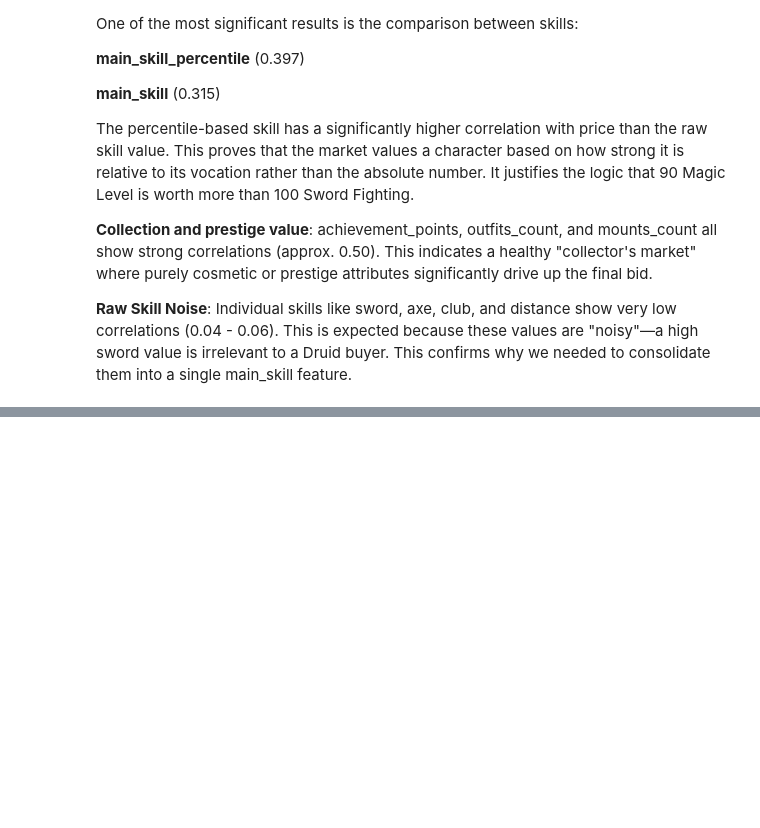
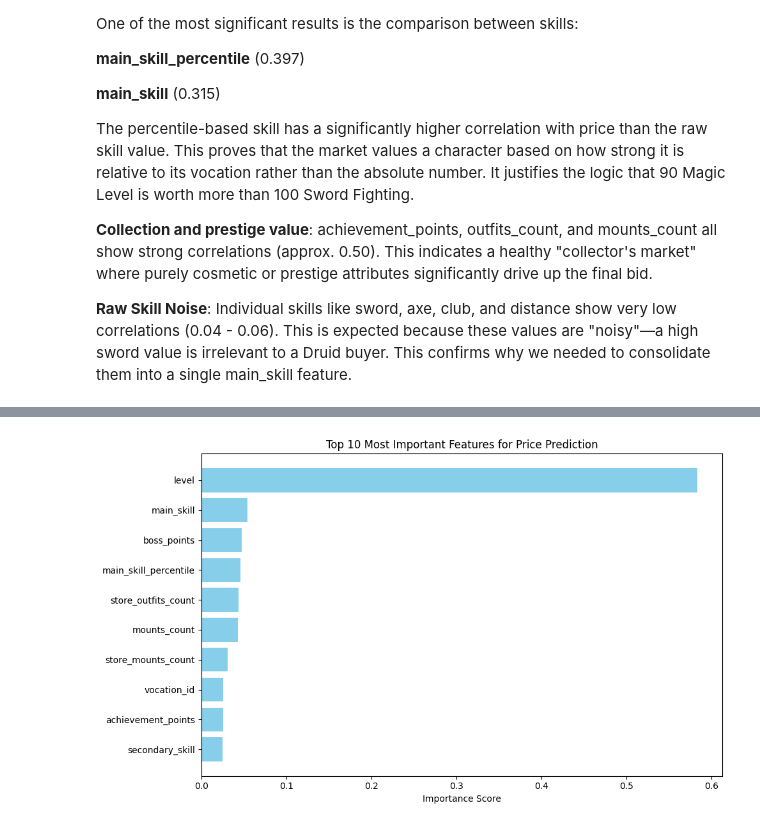
Before and after one commit to martynaottoni/tibia-auctions-analysis, a Jupyter notebook: notebooks/price_analysis_modeling.ipynb, the cells around one changed output, grey strips where cells are left out. Saved outputs shown, nothing was run; the diff lists cells and outputs as text; code cells hidden in the pictures; blank space fills up the shorter version.

```diff
--- a/notebooks/price_analysis_modeling.ipynb
+++ b/notebooks/price_analysis_modeling.ipynb
@@ -329,3 +333,71 @@ The percentile-based skill has a significantly higher correlation with price tha
 **Collection and prestige value**: achievement_points, outfits_count, and mounts_count all show strong correlations (approx. 0.50). This indicates a healthy "collector's market" where purely cosmetic or prestige attributes significantly drive up the final bid.
 
 **Raw Skill Noise**: Individual skills like sword, axe, club, and distance show very low correlations (0.04 - 0.06). This is expected because these values are "noisy"—a high sword value is irrelevant to a Druid buyer. This confirms why we needed to consolidate them into a single main_skill feature.
+# %%
+# 1. Select features for the model
+# We use our newly created features and the ones with high correlation
+features = [
+    'level', 'main_skill', 'main_skill_percentile', 'secondary_skill',
+    'achievement_points', 'boss_points', 'charm_total',
+    'outfits_count', 'mounts_count', 'store_outfits_count', 'store_mounts_count',
+    'vocation_id', 'weapon_type'
+]
+
+X = auctions_df[features].copy()
+y = auctions_df['current_bid']
+
+#check for missing values before training
+print("Missing values check:")
+print(X.isnull().sum())
+print(f"\nTotal missing values: {X.isnull().sum().sum()}")
+
+# 2. Encode categorical variables (weapon_type)
+# Convert weapon_type into dummy variables (0/1)
+X = pd.get_dummies(X, columns=['weapon_type'], prefix='weapon')
+
+# 3. Split data into Training and Testing sets
+# 80% for learning, 20% for testing the accuracy
+X_train, X_test, y_train, y_test = train_test_split(X, y, test_size=0.2, random_state=42)
+
+# 4. Initialize and Train the Model (XGBoost)
+print("Training the XGBoost model....")
+model = XGBRegressor(
+    n_estimators=1000,
+    learning_rate=0.05,
+    max_depth=6,
+    random_state=42,
+    n_jobs=-1 # Use all available CPU cores
+)
+
+model.fit(X_train, y_train)
+
+# 5. Evaluate the model
+y_pred = model.predict(X_test)
+mae = mean_absolute_error(y_test, y_pred)
+r2 = r2_score(y_test, y_pred)
+rmse = np.sqrt(mean_squared_error(y_test, y_pred))
+
+
+print("\n=== MODEL PERFORMANCE ===")
+print(f"Mean Absolute Error: {mae:.2f} TC") # avg error in TC
+print(f"R2 Score: {r2:.4f}") # how well the model explains the price variance (target > 0.8)
+print(f"RMSE: {rmse:.2f} TC")
+
+# 6. Feature Importance, what the model actually learned
+import matplotlib.pyplot as plt
+
+importance = pd.DataFrame({
+    'feature': X.columns,
+    'importance': model.feature_importances_
+}).sort_values('importance', ascending=False)
+
+plt.figure(figsize=(10, 6))
+plt.barh(importance['feature'][:10], importance['importance'][:10], color='skyblue')
+plt.xlabel('Importance Score')
+plt.title('Top 10 Most Important Features for Price Prediction')
+plt.gca().invert_yaxis()
+plt.tight_layout()
+plt.show()
+#plt.savefig('feature_importance.png')
+plt.close()
+# %% [output]
@@ -331,0 +421 @@ The percentile-based skill has a significantly higher correlation with price tha
+[figure, added]
```
Also changed, not shown: parts of 3 cells of this notebook, 2 other files.
